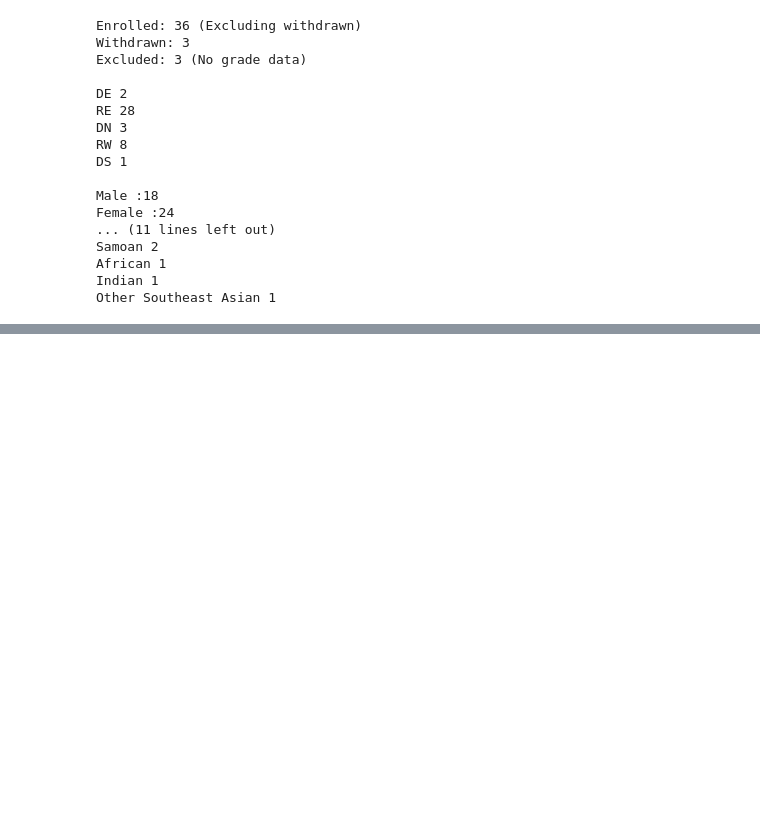
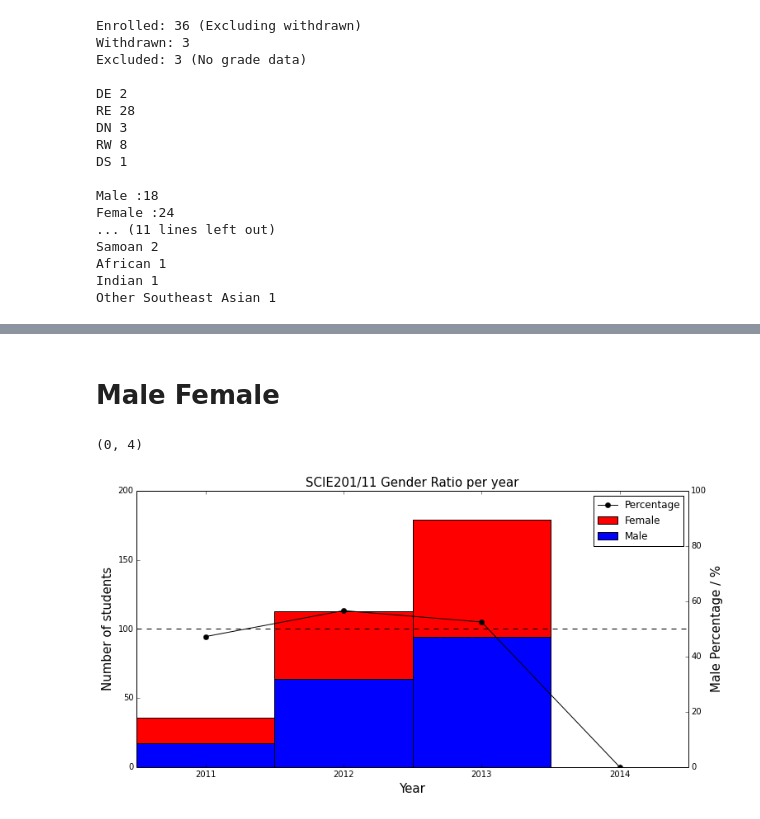
Before and after one commit to kaiwhata/Grade_analysis, a Jupyter notebook: SCIE211_grade_tools.ipynb, the cells around one changed output, grey strips where cells are left out. Drawn from its saved outputs; the diff is of its cells as text; code cells hidden in the pictures; blank space fills up the shorter version.

```diff
--- a/SCIE211_grade_tools.ipynb
+++ b/SCIE211_grade_tools.ipynb
@@ -514,0 +811,9 @@ Other Southeast Asian 1
+# %%
+plot_data2 = [[],[], []]
+for paper in [SCIE201_2011, SCIE201_2012, SCIE211_2013, SCIE211_2014]:
+    enrol, wd, exclu = paper_enrolments(paper)
+    #ps, fl = pf(paper)
+    dom, intl, M, F = gender_fees(paper)
+    plot_data2[0].append(enrol)
+    plot_data2[1].append(M)
+    plot_data2[2].append(dom)
@@ -514,0 +838,38 @@ Other Southeast Asian 1
+# %% [markdown]
+# Male Female
+# %%
+fig = figure(1, figsize = (12,6) )
+title('SCIE201/11 Gender Ratio per year', fontsize = 15)
+
+ax = fig.add_subplot(111)
+
+ax.bar([i for i in range(len(years))] ,plot_data2[0] , width = 1.0, color = 'red', label='Female') #x, y, width
+ax.bar([i for i in range(len(years))] ,plot_data2[1] , width = 1.0, color = 'blue', label= 'Male')
+ax.plot([-10], [-10], 'ko-', label='Percentage')
+
+xlabel('Year', fontsize = 15)
+xticks([i+0.5 for i in range(len(years)+1)],years)
+ylabel('Number of students', fontsize = 15)
+ylim(0,200)
+legend(numpoints=1.0)
+
+gender_ratio = []
+
+for j in range(len(plot_data2[0])):
+    if not (plot_data2[1][j]) == 0:
+        gender_ratio.append(float(plot_data2[1][j])/plot_data2[0][j]*100)
+    else:
+        gender_ratio.append(0.0)
+
+ax2 = ax.twinx()
+ax2.plot([i+0.5 for i in range(len(years))], gender_ratio, 'ko-', label='Male Percentage')
+
+ax2.set_ylabel("Male Percentage / %", fontsize = 15)
+ax2.set_ylim(0, 100)
+
+ax2.axhline(y=50, linestyle = '--', color='k')
+
+ax.set_xlim(0,4)
+# %% [output]
+(0, 4)
+[figure, added]
```
Also changed, not shown: parts of 29 cells of this notebook.
